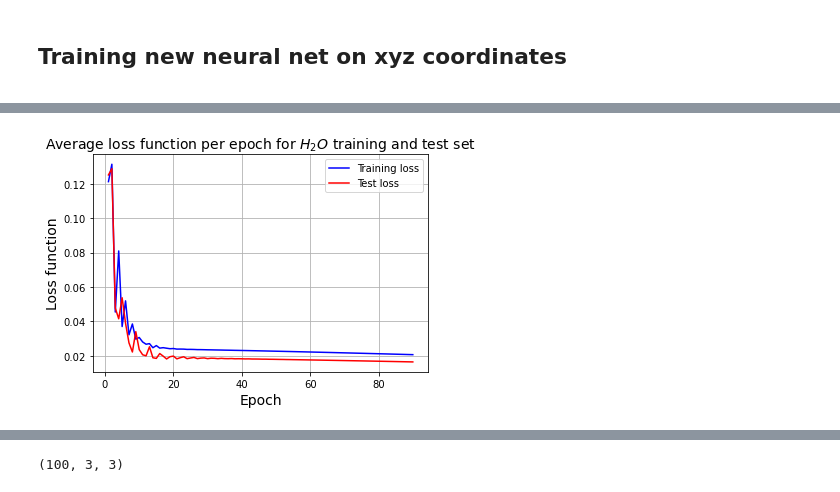
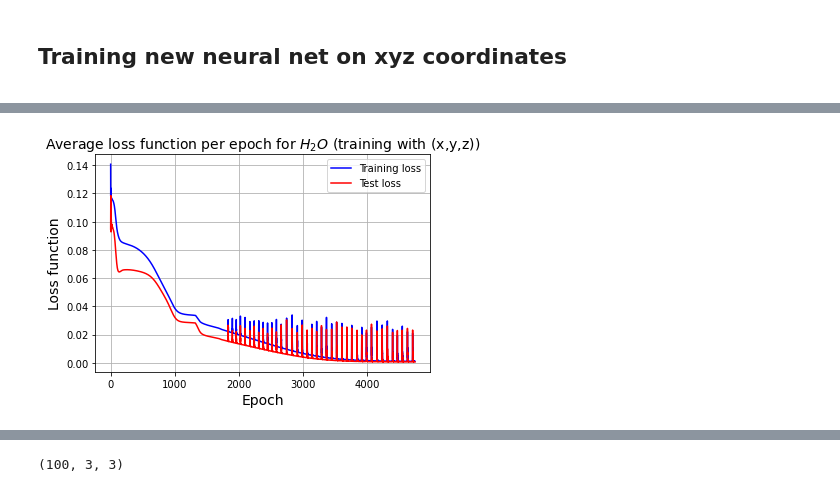
Before and after one commit to KKaroni/Symmetry-in-Machine-learned-Molecular-Force-Fields, a Jupyter notebook: BPNN.ipynb, the cells around one changed output, grey strips where cells are left out. Saved outputs shown, nothing was run; the diff lists cells and outputs as text; code cells hidden in the pictures.

```diff
--- a/BPNN.ipynb
+++ b/BPNN.ipynb
@@ -561,7 +607,7 @@ net = BPNN()
 # %%
 
 criterion = nn.MSELoss()
-optimizer = optim.Adam(net.parameters(), lr=0.001)
+optimizer = optim.Adam(net.parameters(), lr=0.0001)
 #torch.optim.LBFGS(net.parameters(), lr=0.001, max_iter=20, max_eval=None, tolerance_grad=1e-07, tolerance_change=1e-09, line_search_fn=None)
 #optimizer = optim.SGD(net.parameters(), lr=0.001, momentum=0.1)
 nepochs = 1000
@@ -930,7 +1034,7 @@ criterion = nn.MSELoss()
 optimizer = optim.Adam(net_xyz.parameters(), lr=0.005)
 #torch.optim.LBFGS(net.parameters(), lr=0.001, max_iter=20, max_eval=None, tolerance_grad=1e-07, tolerance_change=1e-09, line_search_fn=None)
 #optimizer = optim.SGD(net.parameters(), lr=0.001, momentum=0.1)
-nepochs = 1000
+nepochs = 10000
 
 train_loss_xyz = np.zeros(nepochs)
 test_loss_xyz = np.zeros(nepochs)
@@ -996,7 +1100,9 @@ for epoch in range(nepochs):          # loop over the dataset multiple times
         #------------------------------------
     # Now we have added up the loss (both for training and test set) over all mini batches
     train_loss_xyz[epoch] = epoch_train_loss_xyz/counter   # divide by number or training examples in one batch
-                                                   # to obtain average training loss for each epoch
+                                                           # to obtain average training loss for each epoch
+#     if (abs((test_loss_xyz[epoch] - test_loss_xyz[epoch - 1])/test_loss_xyz[epoch - 1])< 0.1):
+#         break
     test_loss_xyz[epoch] = epoch_test_loss_xyz/counter
     epoch_train_loss_xyz = 0.0
     epoch_test_loss_xyz = 0.0
@@ -1025,22 +1132,22 @@ Finished Training
 # %%
 x = np.arange(1,nepochs+1)
 # plt.plot(x[200:600],train_loss[200:600],'blue',label = 'Training loss')
 # plt.plot(x[200:600],test_loss[200:600],'red',label = 'Test loss')
 
-plt.plot(x[:90],train_loss_xyz[:90],'blue',label = 'Training loss')
-plt.plot(x[:90],test_loss_xyz[:90],'red',label = 'Test loss')
+plt.plot(x[:4742],train_loss_xyz[:4742],'blue',label = 'Training loss')
+plt.plot(x[:4742],test_loss_xyz[:4742],'red',label = 'Test loss')
 
 
 plt.ticklabel_format(useOffset=False, style='plain')
 plt.xlabel('Epoch',fontsize=14)
 plt.ylabel('Loss function',fontsize=14)
-plt.title('Average loss function per epoch for $H_2O$ training and test set',fontsize=14)
+plt.title('Average loss function per epoch for $H_2O$ (training with (x,y,z))',fontsize=14)
 plt.grid()
 plt.legend()
-plt.savefig('loss_graph_H2O',bbox_inches='tight')
+plt.savefig('x_y_z_loss_graph_H2O',bbox_inches='tight')
 plt.show()
 # %% [output]
-[figure, old version]
+[figure, new version]
 # %%
 prediction_xyz = np.zeros(100)
 for i in range(100):
```
Also changed, not shown: parts of 21 cells of this notebook.
